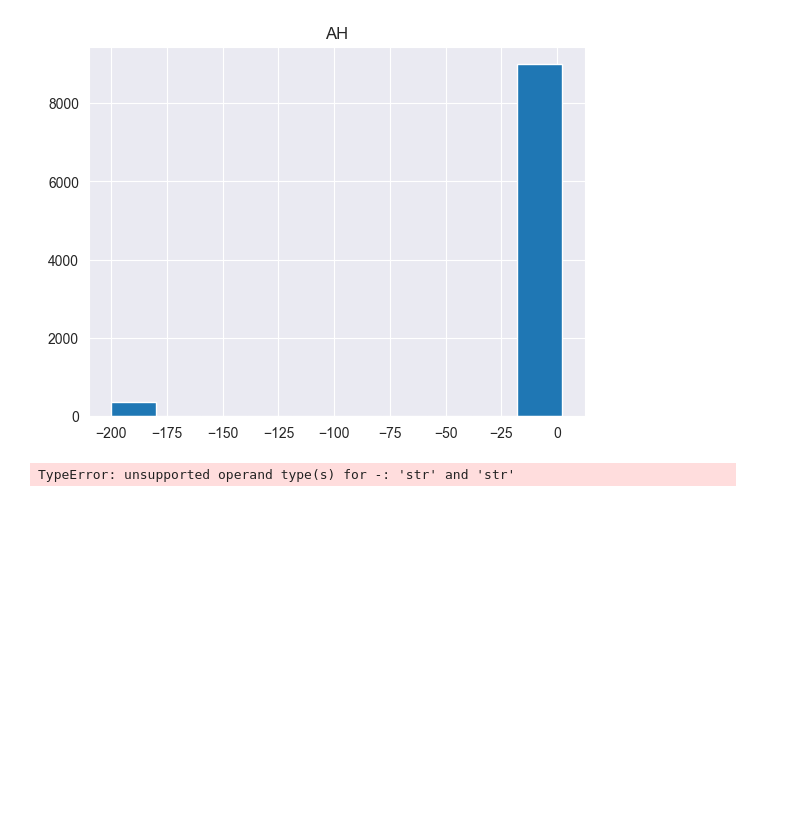
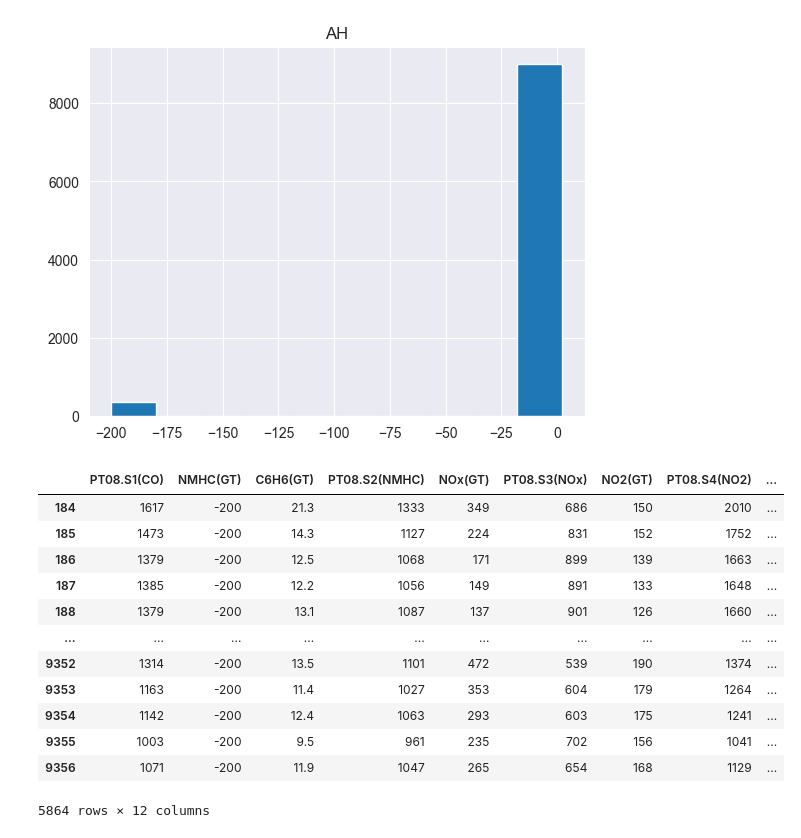
Before and after one commit to stwz13/ml, a Jupyter notebook: lab1_air.ipynb, the cells around one changed output. Saved outputs shown, nothing was run; the diff lists cells and outputs as text; code cells hidden in the pictures; blank space fills up the shorter version.

Commit message:
outliers del

```diff
--- a/lab1_air.ipynb
+++ b/lab1_air.ipynb
@@ -102,8 +102,24 @@ for column in columns:
 [figure]
 [figure]
 # %%
-
-q1 = data.quantile(0.25)
-q3 = data.quantile(0.75)
+outlier = data[["PT08.S1(CO)", "NMHC(GT)", "C6H6(GT)", "PT08.S2(NMHC)", "NOx(GT)", "PT08.S3(NOx)", "NO2(GT)", "PT08.S4(NO2)", "PT08.S5(O3)", "T", "RH", "AH"]]
+q1 = outlier.quantile(0.25)
+q3 = outlier.quantile(0.75)
-# %% [output]
-TypeError: unsupported operand type(s) for -: 'str' and 'str'
+# %%
+iqr = q3 - q1
+data_filtered = outlier[((outlier >= (q1 - 1.5 * iqr)) & (outlier <= (q3 + 1.5 * iqr))).all(axis=1)]
+data_filtered
+# %% [output]
+|  | PT08.S1(CO) | NMHC(GT) | C6H6(GT) | PT08.S2(NMHC) | NOx(GT) | PT08.S3(NOx) | NO2(GT) | PT08.S4(NO2) | ... |
+| 184 | 1617 | -200 | 21.3 | 1333 | 349 | 686 | 150 | 2010 | ... |
+| 185 | 1473 | -200 | 14.3 | 1127 | 224 | 831 | 152 | 1752 | ... |
+| 186 | 1379 | -200 | 12.5 | 1068 | 171 | 899 | 139 | 1663 | ... |
+| 187 | 1385 | -200 | 12.2 | 1056 | 149 | 891 | 133 | 1648 | ... |
+| 188 | 1379 | -200 | 13.1 | 1087 | 137 | 901 | 126 | 1660 | ... |
+| ... | ... | ... | ... | ... | ... | ... | ... | ... | ... |
+| 9352 | 1314 | -200 | 13.5 | 1101 | 472 | 539 | 190 | 1374 | ... |
+| 9353 | 1163 | -200 | 11.4 | 1027 | 353 | 604 | 179 | 1264 | ... |
+| 9354 | 1142 | -200 | 12.4 | 1063 | 293 | 603 | 175 | 1241 | ... |
+| 9355 | 1003 | -200 | 9.5 | 961 | 235 | 702 | 156 | 1041 | ... |
+| 9356 | 1071 | -200 | 11.9 | 1047 | 265 | 654 | 168 | 1129 | ... |
+5864 rows × 12 columns
```
